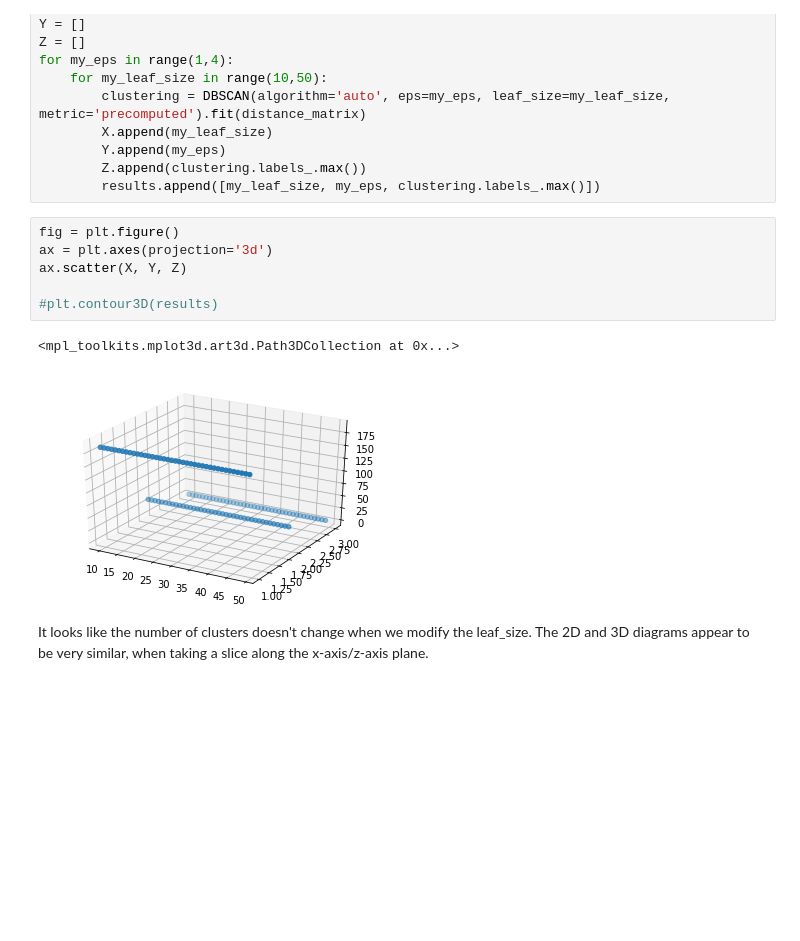
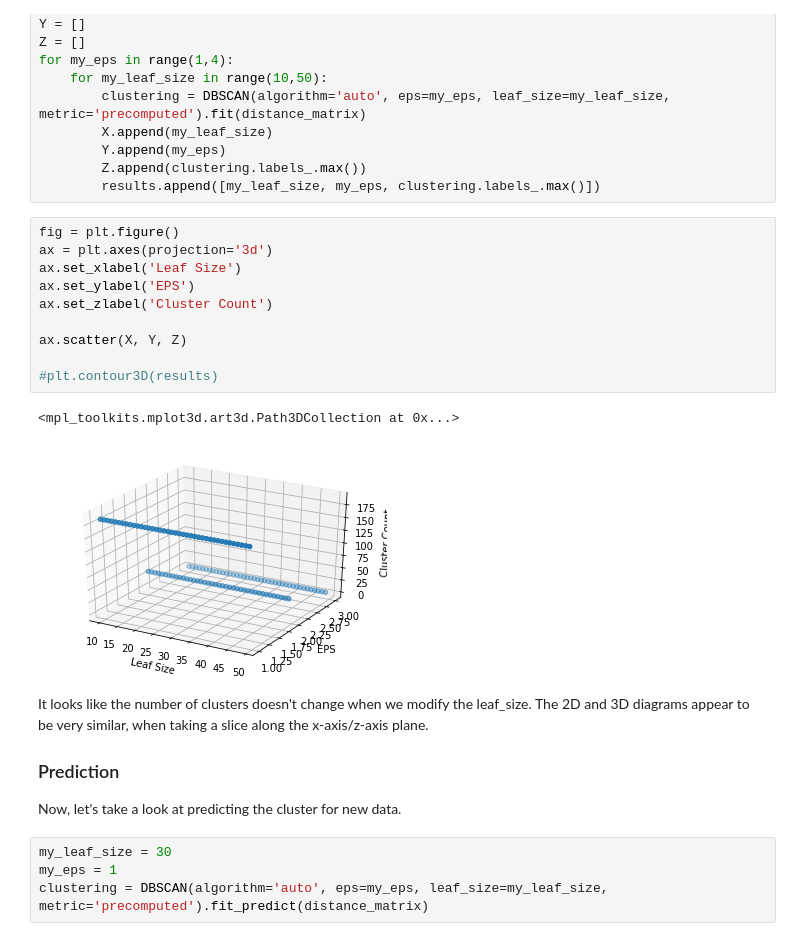
Before and after one commit to robertwatkins/playground-robert, a Jupyter notebook: Python/Jupyter/apache/ApacheNGram-Experiment2.ipynb, the cells around one changed output. Saved outputs shown, nothing was run; the diff lists cells and outputs as text; blank space fills up the shorter version.

Commit message:
first draft of prediction function for hdscan

```diff
--- a/Python/Jupyter/apache/ApacheNGram-Experiment2.ipynb
+++ b/Python/Jupyter/apache/ApacheNGram-Experiment2.ipynb
@@ -283,11 +283,22 @@ for my_eps in range(1,4):
 # %%
 fig = plt.figure()
 ax = plt.axes(projection='3d')
+ax.set_xlabel('Leaf Size')
+ax.set_ylabel('EPS')
+ax.set_zlabel('Cluster Count')
+
 ax.scatter(X, Y, Z)
 
 #plt.contour3D(results)
 # %% [output]
 <mpl_toolkits.mplot3d.art3d.Path3DCollection at 0x...>
-[figure, old version]
+[figure, new version]
 # %% [markdown]
 It looks like the number of clusters doesn't change when we modify the leaf_size. The 2D and 3D diagrams appear to be very similar, when taking a slice along the x-axis/z-axis plane.
+
+### Prediction
+Now, let's take a look at predicting the cluster for new data.
+# %%
+my_leaf_size = 30
+my_eps = 1
+clustering = DBSCAN(algorithm='auto', eps=my_eps, leaf_size=my_leaf_size, metric='precomputed').fit_predict(distance_matrix)
```
Also changed, not shown: parts of 2 cells of this notebook.
